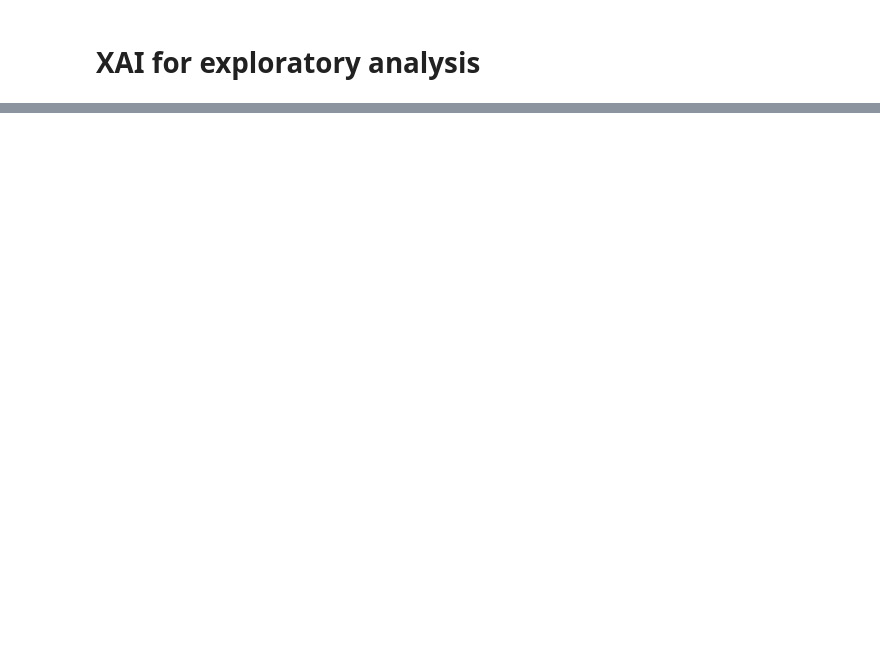
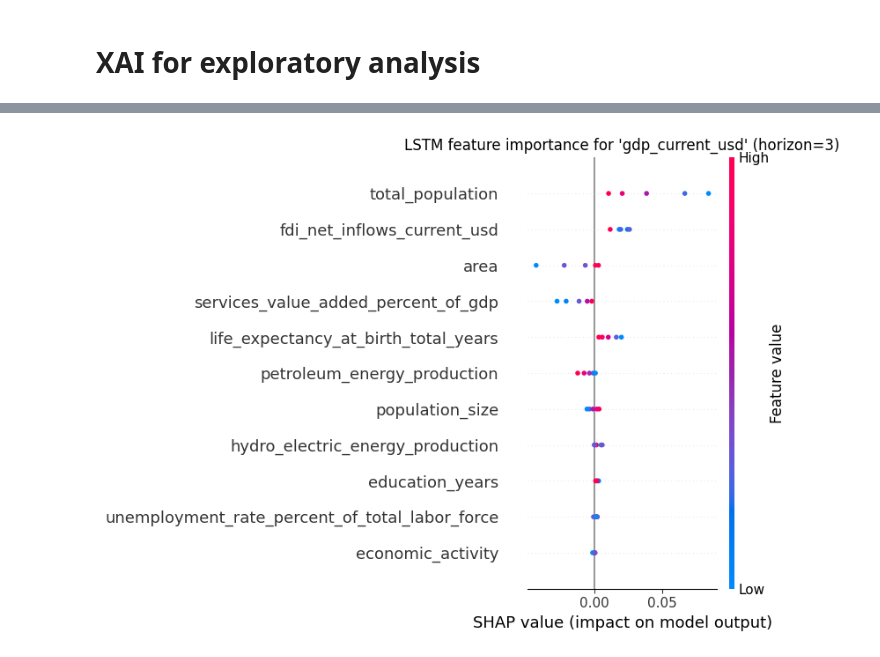
Before and after one commit to ptonso/ml-macro, a Jupyter notebook: 20_explain.ipynb, the cells around one changed output, grey strips where cells are left out. Saved outputs shown, nothing was run; the diff lists cells and outputs as text; code cells hidden in the pictures; blank space fills up the shorter version.

```diff
--- a/20_explain.ipynb
+++ b/20_explain.ipynb
@@ -91,0 +40,71 @@ plt.show()
+# %%
+"""
+End-to-end: load LSTM, compute SHAP (any horizon), aggregate to (time, feat),
+and plot a dot summary.
+"""
+
+
+
+os.environ["CUDA_VISIBLE_DEVICES"] = ""  # CPU only
+SEED = 123
+random.seed(SEED)
+np.random.seed(SEED)
+torch.manual_seed(SEED)
+
+B = 32
+bg_X, _ = next(iter(DataLoader(train_loader.dataset, batch_size=B, shuffle=False)))
+bg_X = bg_X.detach().cpu()                       # (B, T, F)
+
+explainer = shap.GradientExplainer(model, bg_X, local_smoothing=0)
+
+Xs, _ = next(iter(test_loader))
+Xs = Xs.detach().cpu()                           # (B*, T, F)
+
+def aggregate_shap(raw_shap: Any, horizon: int) -> np.ndarray:
+    """
+    Return a (T, F) matrix, averaging over batch and, if present, horizon axes.
+    Handles:
+        • list  of length H where each entry is (B, T, F)
+        • array with shape (B, T, F)                   – single-output
+        • array with shape (B, T, F, H) or (B, H, T, F)– multi-output packed
+    """
+    if isinstance(raw_shap, list):                 # list → stack to (H, B, T, F)
+        arr = np.stack([np.asarray(a) for a in raw_shap], axis=0)
+        return arr.mean(axis=(0, 1))               # (T, F)
+
+    arr = np.asarray(raw_shap)                     # ndarray
+    if arr.ndim == 3:                              # (B, T, F)
+        return arr.mean(axis=0)                    # (T, F)
+
+    if arr.ndim == 4:
+        # Identify which axis is horizon by size
+        if arr.shape[-1] == horizon:               # (B, T, F, H)
+            return arr.mean(axis=(0, -1))          # (T, F)
+        if arr.shape[1]  == horizon:               # (B, H, T, F)
+            return arr.mean(axis=(0, 1))           # (T, F)
+    raise ValueError(f"Unrecognised SHAP shape {arr.shape} for horizon={horizon}")
+
+
+
+raw_shap = explainer.shap_values(Xs)
+s2d      = aggregate_shap(raw_shap, horizon)       # (T, F)
+X_2d     = Xs.mean(dim=0).numpy()                  # (T, F)
+
+assert s2d.shape == X_2d.shape == (Xs.shape[1], len(feat_cols)), \
+    f"Shape mismatch: s2d={s2d.shape}, X_2d={X_2d.shape}, #feat_cols={len(feat_cols)}"
+
+plt.figure(figsize=(14, 0.35 * len(feat_cols) + 2))
+shap.summary_plot(
+    s2d,
+    X_2d,
+    feature_names=feat_cols,
+    plot_type="dot",
+    max_display=len(feat_cols),
+    show=False,
+    rng=np.random.RandomState(SEED),
+)
+plt.title(f"LSTM feature importance for '{label_col}' (horizon={horizon})")
+plt.tight_layout()
+plt.show()
+# %% [output]
+[figure, added]
```
Also changed, not shown: parts of 2 cells of this notebook, 7 other files.
